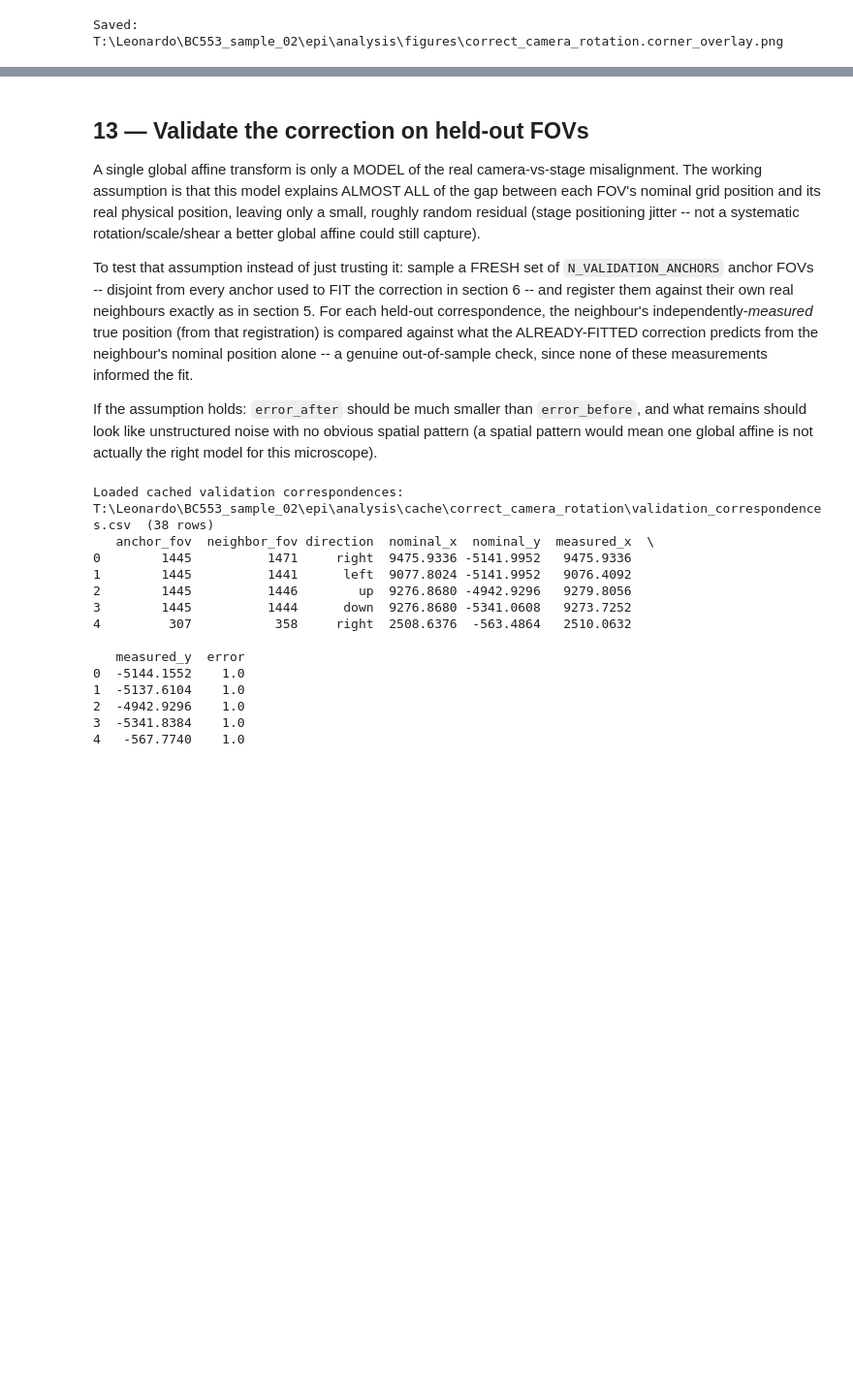
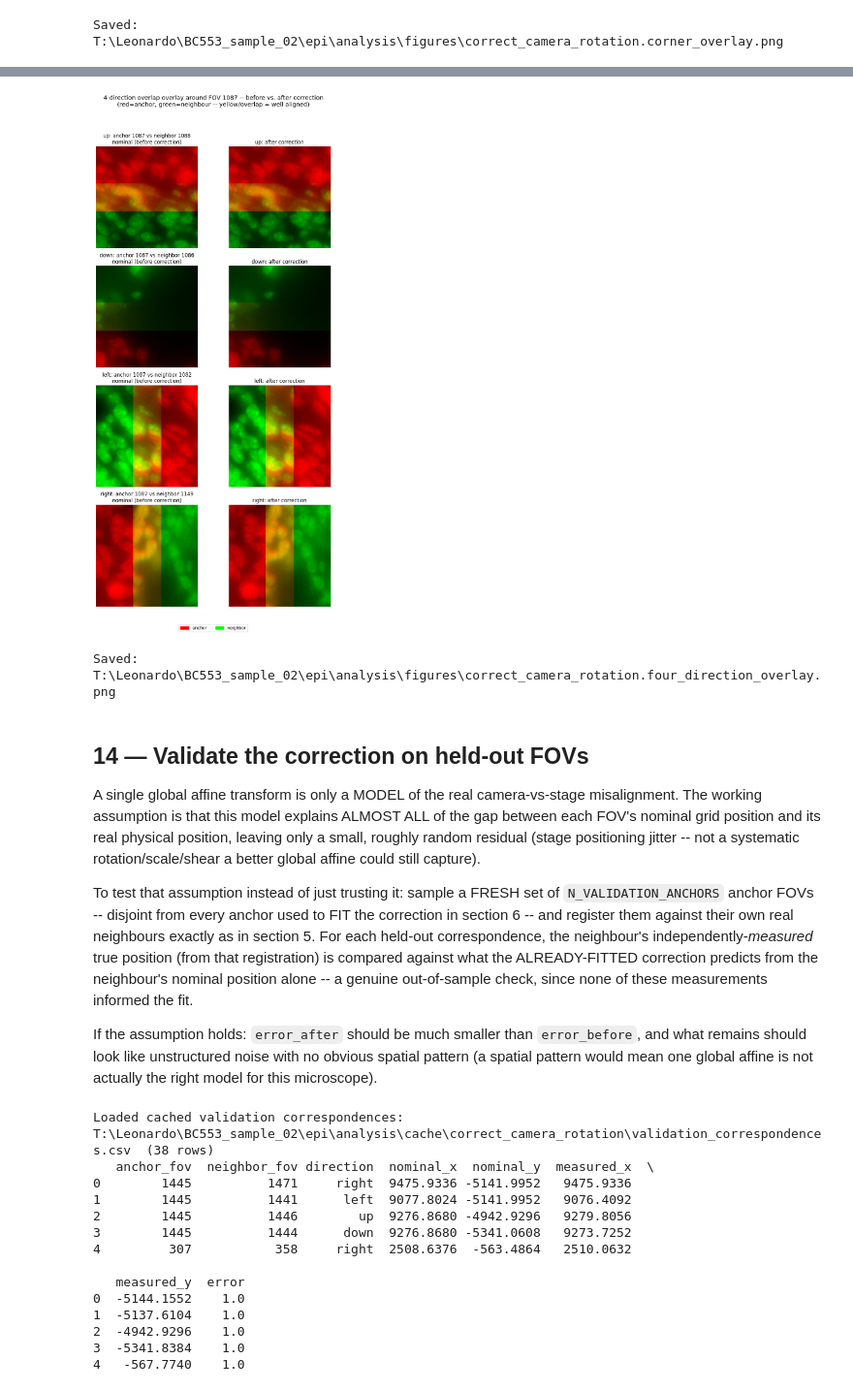
Before and after one commit to leonardosepulveda/MERci, a Jupyter notebook: notebooks/misc/correct_camera_rotation.ipynb, the cells around one changed output, grey strips where cells are left out. Shown at 97% size. Cells and saved outputs as stored; diff of their text form; code cells hidden in the pictures; blank space fills up the shorter version.

```diff
--- a/notebooks/misc/correct_camera_rotation.ipynb
+++ b/notebooks/misc/correct_camera_rotation.ipynb
@@ -1059,5 +1125,50 @@ Saved: T:\Leonardo\BC553_sample_02\epi\analysis\figures\correct_camera_rotation.
+# %%
+FOUR_DIRECTION_COLORS = {"anchor": (1.0, 0.0, 0.0), "neighbor": (0.0, 1.0, 0.0)}
+
+fig, axes = plt.subplots(4, 2, figsize=(9, 18))
+for row, direction in enumerate(("up", "down", "left", "right")):
+    nb_fov = FOUR_DIRECTION_NEIGHBORS[direction]
+    pair_frames = {"anchor": oriented_frame(FOUR_DIRECTION_CENTER), "neighbor": oriented_frame(nb_fov)}
+
+    nominal_pair   = {"anchor": full_positions[FOUR_DIRECTION_CENTER], "neighbor": full_positions[nb_fov]}
+    corrected_pair = {"anchor": corrected_positions[FOUR_DIRECTION_CENTER], "neighbor": corrected_positions[nb_fov]}
+
+    overlay_pair_nominal   = build_corner_overlay(pair_frames, nominal_pair, PIXEL_SIZE_UM,
+                                                   FOUR_DIRECTION_COLORS, FLIP_Y, ffc_field=ffc_field)
+    overlay_pair_corrected = build_corner_overlay(pair_frames, corrected_pair, PIXEL_SIZE_UM,
+                                                   FOUR_DIRECTION_COLORS, FLIP_Y, ffc_field=ffc_field)
+
+    # Zoom to the shared edge -- with only 2 tiles positioned at their real stage
+    # offset, the bounding canvas's own centre sits right at the shared boundary
+    # (same technique as section 12's overlay_before_zoom/overlay_after_zoom).
+    zoom_nominal = crop_at(overlay_pair_nominal, overlay_pair_nominal.shape[0] // 2,
+                           overlay_pair_nominal.shape[1] // 2, CORNER_ZOOM_HALF_UM, PIXEL_SIZE_UM)
+    zoom_corrected = crop_at(overlay_pair_corrected, overlay_pair_corrected.shape[0] // 2,
+                             overlay_pair_corrected.shape[1] // 2, CORNER_ZOOM_HALF_UM, PIXEL_SIZE_UM)
+
+    axes[row, 0].imshow(zoom_nominal)
+    axes[row, 0].set_title(f"{direction}: anchor {FOUR_DIRECTION_CENTER} vs neighbor {nb_fov}\n"
+                           f"nominal (before correction)", fontsize=PLOT_TITLE_FONTSIZE - 2)
+    axes[row, 0].axis("off")
+
+    axes[row, 1].imshow(zoom_corrected)
+    axes[row, 1].set_title(f"{direction}: after correction", fontsize=PLOT_TITLE_FONTSIZE - 2)
+    axes[row, 1].axis("off")
+
+handles = [mpatches.Patch(color=color, label=name) for name, color in FOUR_DIRECTION_COLORS.items()]
+fig.legend(handles=handles, loc="lower center", ncol=2, fontsize=PLOT_LEGEND_FONTSIZE)
+fig.suptitle(f"4-direction overlap overlay around FOV {FOUR_DIRECTION_CENTER} -- before vs. after correction\n"
+             "(red=anchor, green=neighbour -- yellow/overlap = well aligned)", fontsize=PLOT_TITLE_FONTSIZE)
+fig.tight_layout(rect=[0, 0.04, 1, 0.95])
+fig_path = figures_dir / f"{NOTEBOOK_NAME}.four_direction_overlay.png"
+fig.savefig(fig_path, dpi=150)
+plt.show()
+print(f"Saved: {fig_path}")
+# %% [output]
+[figure, added]
+Saved: T:\Leonardo\BC553_sample_02\epi\analysis\figures\correct_camera_rotation.four_direction_overlay.png
 # %% [markdown]
-## 13 — Validate the correction on held-out FOVs
+## 14 — Validate the correction on held-out FOVs
 
 A single global affine transform is only a MODEL of the real camera-vs-stage
 misalignment. The working assumption is that this model explains ALMOST ALL
```
Also changed, not shown: parts of 3 cells of this notebook.
